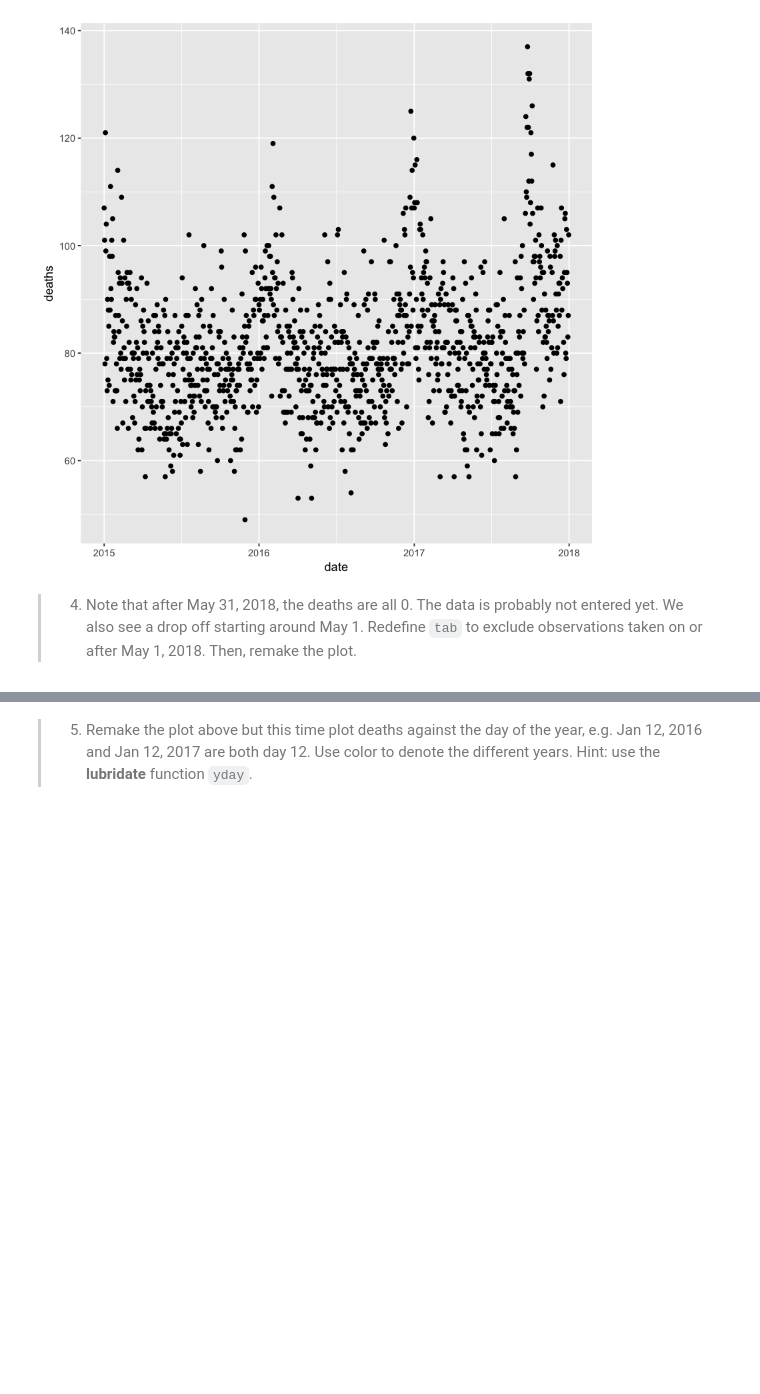
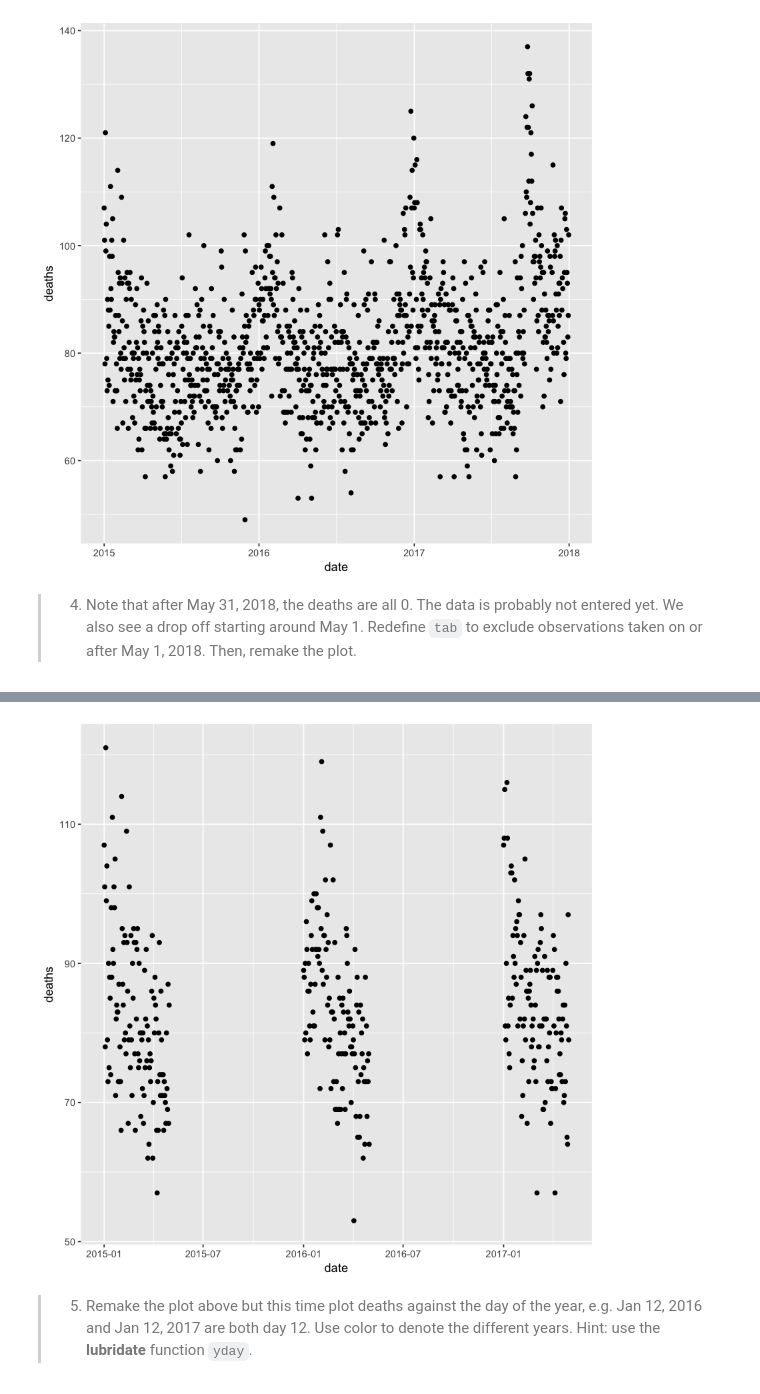
Before and after one commit to mldwr/dsbook_exercises, a Jupyter notebook: ex_41_dates_and_times.ipynb, the cells around one changed output, grey strips where cells are left out. Saved outputs shown, nothing was run; the diff lists cells and outputs as text; code cells hidden in the pictures; blank space fills up the shorter version.

```diff
--- a/ex_41_dates_and_times.ipynb
+++ b/ex_41_dates_and_times.ipynb
@@ -94,0 +144,3 @@ Warning message:
+# %%
+tab %>% ggplot(aes(date,deaths)) + geom_point()
+# %% [output]
@@ -95,2 +149,3 @@ Warning message:
+[figure, added]
 # %% [markdown]
 >5. Remake the plot above but this time plot deaths against the day of the year, e.g. Jan 12, 2016 and Jan 12, 2017 are both day 12. Use color to denote the different years. Hint: use the __lubridate__ function `yday`.
```
Also changed, not shown: parts of 9 cells of this notebook.
